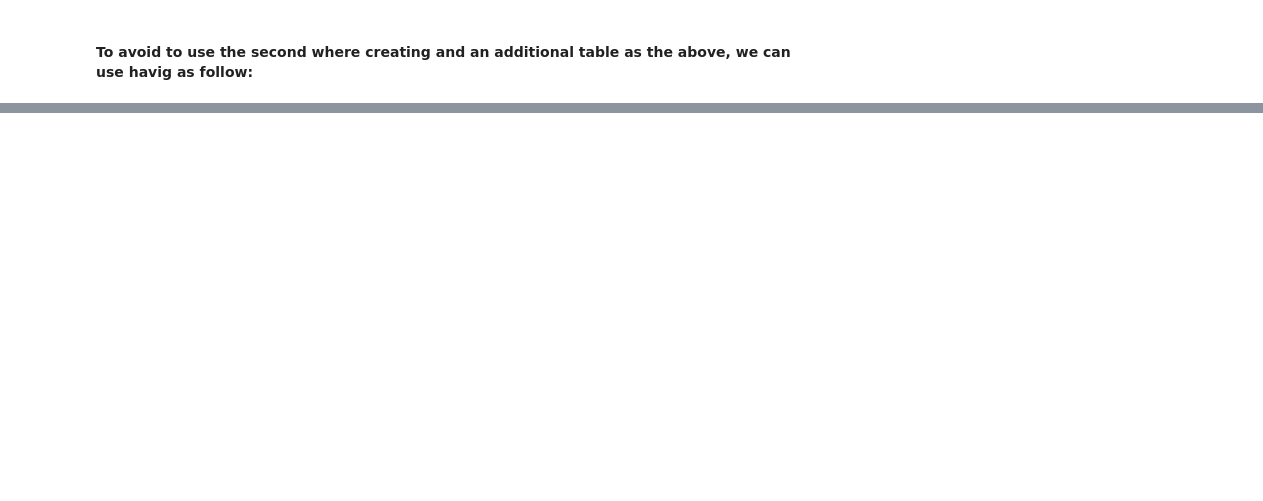
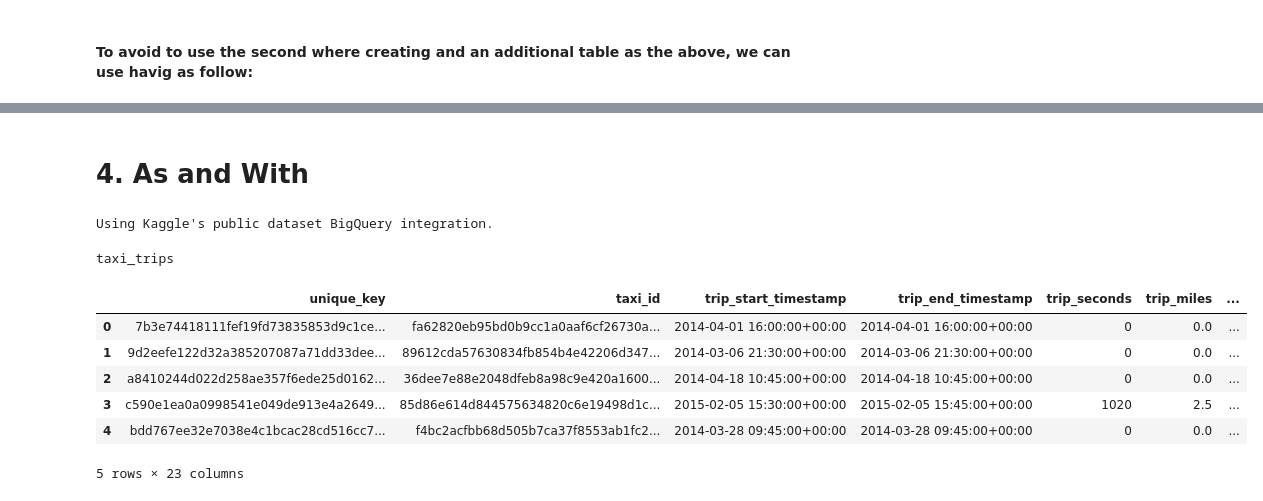
Before and after one commit to jroccal/databases, a Jupyter notebook: bigquery-sql-queries-i.ipynb, the cells around one changed output, grey strips where cells are left out. Saved outputs shown, nothing was run; the diff lists cells and outputs as text; code cells hidden in the pictures; blank space fills up the shorter version.

Commit message:
Kaggle Notebook | added As  and With | Version 3

```diff
--- a/bigquery-sql-queries-i.ipynb
+++ b/bigquery-sql-queries-i.ipynb
@@ -402,2 +476,30 @@ df_result_7
 | 47 | UIS.THDUR.0 | Theoretical duration of pre-prima... | 175 |
 | 48 | SE.SEC.DURS.UP | Theoretical duration of upper sec... | 175 |
+# %% [markdown]
+# 4. As and With
+# %%
+# Create a "Client" object
+client = bigquery.Client()
+dataset_ref, dataset = get_dataset_ref(client, "bigquery-public-data", "chicago_taxi_trips")
+# table_ref, table = get_table_ref(client, dataset_ref, "taxi_trips")
+# df_head_table = client.list_rows(table, max_results=5).to_dataframe()
+# %% [output]
+Using Kaggle's public dataset BigQuery integration.
+# %%
+# show table in the dataset
+for table in list(client.list_tables(dataset)):
+    print(table.table_id)
+# %% [output]
+taxi_trips
+# %%
+table_ref, table = get_table_ref(client, dataset_ref, "taxi_trips")
+df_head_table = client.list_rows(table, max_results=5).to_dataframe()
+df_head_table
+# %% [output]
+|  | unique_key | taxi_id | trip_start_timestamp | trip_end_timestamp | trip_seconds | trip_miles | ... |
+| 0 | 7b3e74418111fef19fd73835853d9c1ce... | fa62820eb95bd0b9cc1a0aaf6cf26730a... | 2014-04-01 16:00:00+00:00 | 2014-04-01 16:00:00+00:00 | 0 | 0.0 | ... |
+| 1 | 9d2eefe122d32a385207087a71dd33dee... | 89612cda57630834fb854b4e42206d347... | 2014-03-06 21:30:00+00:00 | 2014-03-06 21:30:00+00:00 | 0 | 0.0 | ... |
+| 2 | a8410244d022d258ae357f6ede25d0162... | 36dee7e88e2048dfeb8a98c9e420a1600... | 2014-04-18 10:45:00+00:00 | 2014-04-18 10:45:00+00:00 | 0 | 0.0 | ... |
+| 3 | c590e1ea0a0998541e049de913e4a2649... | 85d86e614d844575634820c6e19498d1c... | 2015-02-05 15:30:00+00:00 | 2015-02-05 15:45:00+00:00 | 1020 | 2.5 | ... |
+| 4 | bdd767ee32e7038e4c1bcac28cd516cc7... | f4bc2acfbb68d505b7ca37f8553ab1fc2... | 2014-03-28 09:45:00+00:00 | 2014-03-28 09:45:00+00:00 | 0 | 0.0 | ... |
+5 rows × 23 columns
```
Also changed, not shown: parts of 27 cells of this notebook.
